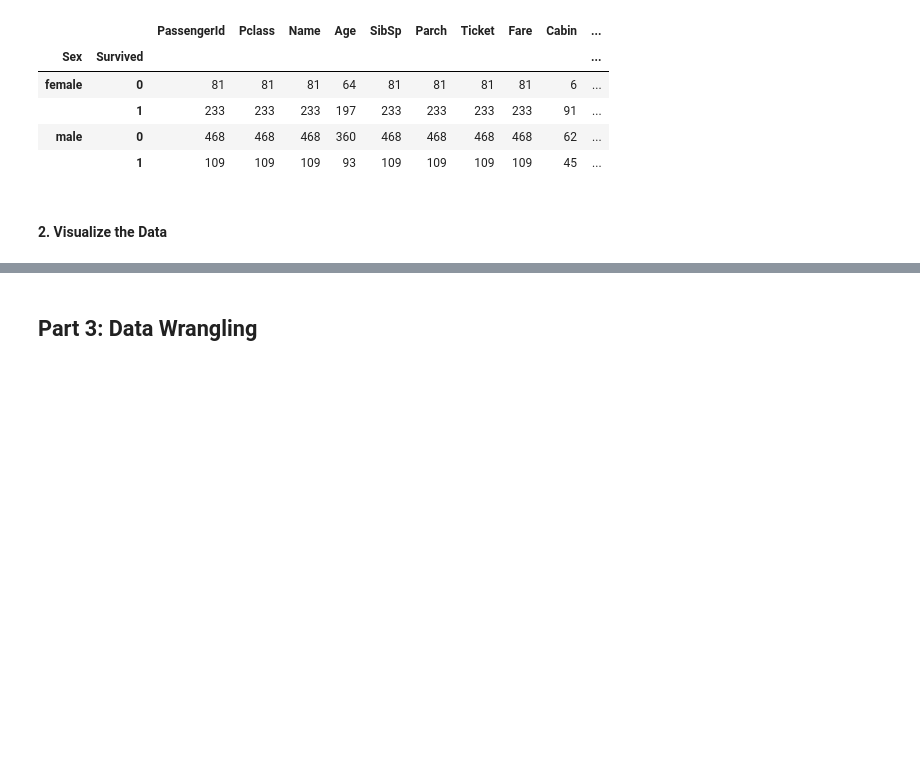
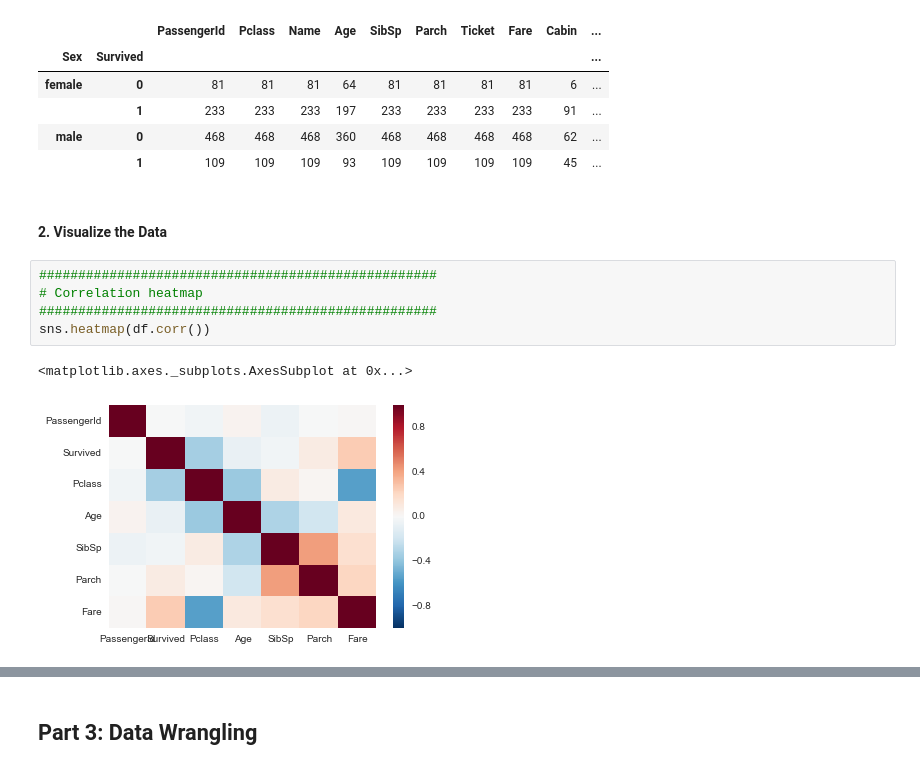
Before and after one commit to isaacmoore/DSI_SM_Project5, a Jupyter notebook: project5-isaacmoore.ipynb, the cells around one changed output, grey strips where cells are left out. Drawn from its saved outputs; the diff is of its cells as text; blank space fills up the shorter version.

```diff
--- a/project5-isaacmoore.ipynb
+++ b/project5-isaacmoore.ipynb
@@ -126,4 +176,12 @@ df.groupby(['Sex', 'Survived']).count()
 |  | 1 | 109 | 109 | 109 | 93 | 109 | 109 | 109 | 109 | 45 | ... |
 # %% [markdown]
 #### 2. Visualize the Data
+# %%
+###################################################
+# Correlation heatmap
+###################################################
+sns.heatmap(df.corr())
+# %% [output]
+<matplotlib.axes._subplots.AxesSubplot at 0x...>
+[figure, added]
 # %%
```
Also changed, not shown: parts of 58 cells of this notebook.
